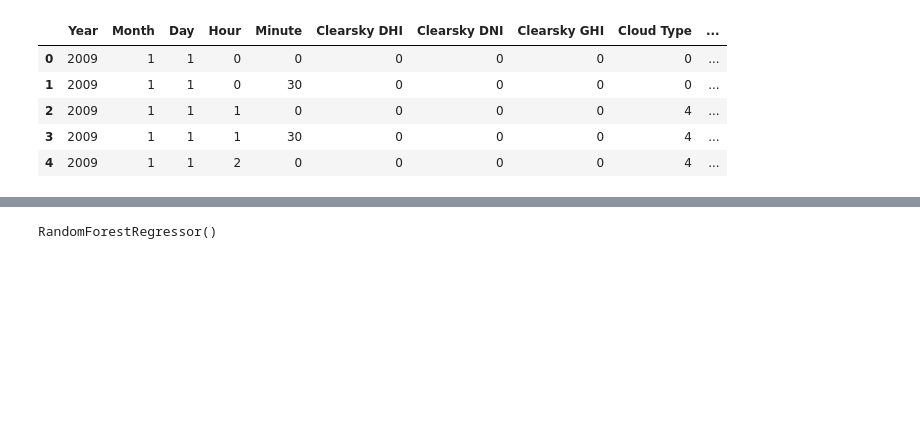
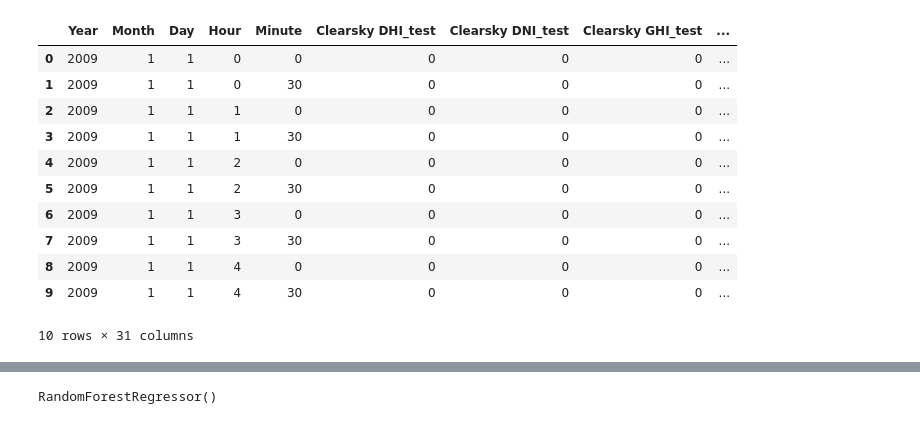
Before and after one commit to tejas-p-28/assignment_data_science_ethans, a Jupyter notebook: Assignment_Regression.ipynb, the cells around one changed output, grey strips where cells are left out. Cells and saved outputs as stored; diff of their text form; code cells hidden in the pictures; blank space fills up the shorter version.

```diff
--- a/Assignment_Regression.ipynb
+++ b/Assignment_Regression.ipynb
@@ -6,13 +6,26 @@ import seaborn as sns
 import warnings
 warnings.filterwarnings('ignore')
 # %%
-df = pd.read_csv('/content/drive/MyDrive/Dataset/train (1).csv')
+train_df = pd.read_csv('/content/drive/MyDrive/Dataset/train (1).csv')
+test_df = pd.read_csv('/content/drive/MyDrive/Dataset/test (3).csv')
+# %%
+# Perform a full join (outer join) on common columns: 'Year', 'Month', 'Day', 'Hour', 'Minute'
+full_join_df = pd.merge(train_df, test_df, on=['Year', 'Month', 'Day', 'Hour', 'Minute'], how='left', suffixes=('_test', '_train'))
+
+# Remove duplicate rows (if any) based on all col
+df = full_join_df.drop_duplicates()
 # %%
-df.head()
+df.head(10)
 # %% [output]
-|  | Year | Month | Day | Hour | Minute | Clearsky DHI | Clearsky DNI | Clearsky GHI | Cloud Type | ... |
-| 0 | 2009 | 1 | 1 | 0 | 0 | 0 | 0 | 0 | 0 | ... |
-| 1 | 2009 | 1 | 1 | 0 | 30 | 0 | 0 | 0 | 0 | ... |
-| 2 | 2009 | 1 | 1 | 1 | 0 | 0 | 0 | 0 | 4 | ... |
-| 3 | 2009 | 1 | 1 | 1 | 30 | 0 | 0 | 0 | 4 | ... |
-| 4 | 2009 | 1 | 1 | 2 | 0 | 0 | 0 | 0 | 4 | ... |
+|  | Year | Month | Day | Hour | Minute | Clearsky DHI_test | Clearsky DNI_test | Clearsky GHI_test | ... |
+| 0 | 2009 | 1 | 1 | 0 | 0 | 0 | 0 | 0 | ... |
+| 1 | 2009 | 1 | 1 | 0 | 30 | 0 | 0 | 0 | ... |
+| 2 | 2009 | 1 | 1 | 1 | 0 | 0 | 0 | 0 | ... |
+| 3 | 2009 | 1 | 1 | 1 | 30 | 0 | 0 | 0 | ... |
+| 4 | 2009 | 1 | 1 | 2 | 0 | 0 | 0 | 0 | ... |
+| 5 | 2009 | 1 | 1 | 2 | 30 | 0 | 0 | 0 | ... |
+| 6 | 2009 | 1 | 1 | 3 | 0 | 0 | 0 | 0 | ... |
+| 7 | 2009 | 1 | 1 | 3 | 30 | 0 | 0 | 0 | ... |
+| 8 | 2009 | 1 | 1 | 4 | 0 | 0 | 0 | 0 | ... |
+| 9 | 2009 | 1 | 1 | 4 | 30 | 0 | 0 | 0 | ... |
+10 rows × 31 columns
```
Also changed, not shown: parts of 9 cells of this notebook.
